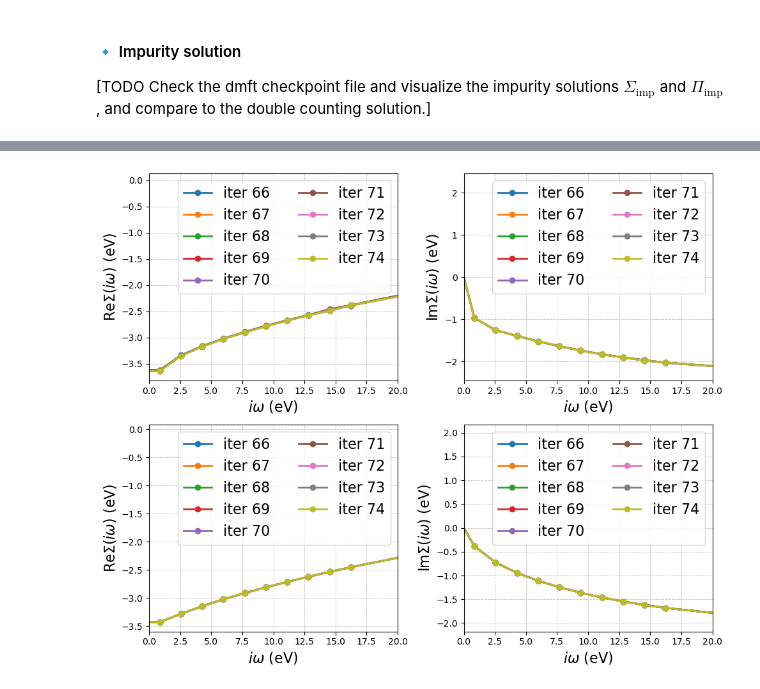
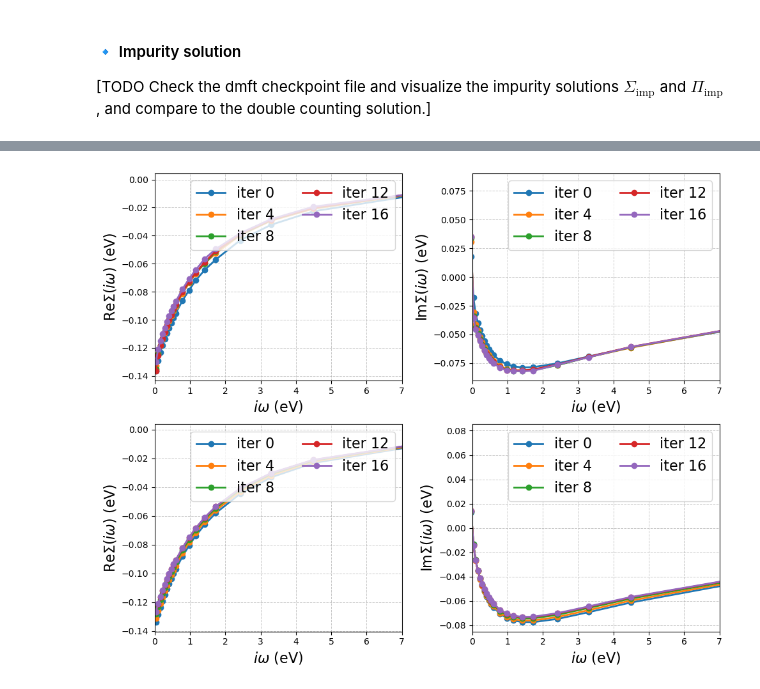
Before and after one commit to AbInitioQHub/coqui-tutorial, a Jupyter notebook: quickstart/04_gw_edmft/04_gw_edmft.ipynb, the cells around one changed output, grey strips where cells are left out. Cells and saved outputs as stored; diff of their text form; code cells hidden in the pictures.

```diff
--- a/quickstart/04_gw_edmft/04_gw_edmft.ipynb
+++ b/quickstart/04_gw_edmft/04_gw_edmft.ipynb
@@ -112,26 +339,28 @@ impurity list = [0]
 
 [TODO Check the dmft checkpoint file and visualize the local Green's function and local screened interaction $G_{\mathrm{loc}}$ and $W_{\mathrm{loc}}$.]
 # %%
+Hartree_eV = 1.0
 iw_mesh_f = iaft.wn_mesh('fermion') * np.pi / iaft.beta * Hartree_eV
 
 fig, ax = plt.subplots(1, 2, figsize=(14,5), dpi=100)
-offset = 60
-for i in range(offset, len(solver_inputs),1):
+offset = 0
+for i in range(offset, len(solver_inputs),5):
     G_iw_t2g = iaft.tau_to_w(solver_inputs[i]['Gloc_t'][0], 'f')
 
     ax[0].plot(iw_mesh_f, G_iw_t2g[:,0,0].real/Hartree_eV,
             linestyle='-', marker='s', linewidth=2, label=f'iter {i}')
-    #ax[0].plot(iw_mesh_f, solver_results[i]['G_iw_data'][0][:,0,0].real/Hartree_eV,
-    #        linestyle='--', marker='o', linewidth=2, label=f'iter {i}')
+    ax[0].plot(iw_mesh_f, solver_results[i]['G_iw_data'][0][:,0,0].real/Hartree_eV,
+            linestyle='--', marker='o', linewidth=2, label=f'iter {i}')
     ax[1].plot(iw_mesh_f, G_iw_t2g[:,0,0].imag/Hartree_eV,
             linestyle='-', marker='^', linewidth=2, label=f'iter {i}')
-    #ax[1].plot(iw_mesh_f, solver_results[i]['G_iw_data'][0][:,0,0].imag/Hartree_eV,
-    #        linestyle='--', marker='o', linewidth=2, label=f'iter {i}')
+    ax[1].plot(iw_mesh_f, solver_results[i]['G_iw_data'][0][:,0,0].imag/Hartree_eV,
+            linestyle='--', marker='o', linewidth=2, label=f'iter {i}')
 
 for i in range(2):
-    ax[i].set_xlim(0, 20)
+    ax[i].set_xlim(0, 1.0)
     ax[i].set_xlabel("$i\omega$ (eV)", fontsize=16)
     ax[i].set_ylabel("$G(i\omega)$ (eV^-1)", fontsize=16)
     ax[i].legend(ncol=3, loc=1, fontsize=16)
     ax[i].grid(True, which='both', linestyle='--', linewidth=0.7, alpha=0.7)
+Hartree_eV = 27.211386245988
 # %% [output]
@@ -139,9 +368,10 @@ for i in range(2):
 # %%
+Hartree_eV = 1.0
 iw_mesh_b = iaft.wn_mesh('boson', positive_only=True) * np.pi / iaft.beta * Hartree_eV
 
 fig, ax = plt.subplots(1, 2, figsize=(14,5), dpi=100)
-offset = 60
-for i in range(offset, len(solver_inputs),1):
+offset = 5
+for i in range(offset, len(solver_inputs),5):
     W_iw = iaft.tau_to_w_phsym(solver_inputs[i]['Wloc_t'], 'boson')
     ax[0].plot(iw_mesh_b, (W_iw[:,0,0,0,0].real+solver_inputs[i]['Vloc'][0,0,0,0].real)*Hartree_eV,
             linestyle='-', marker='s', linewidth=2, label=f'iter {i}')
@@ -149,8 +379,8 @@ for i in range(offset, len(solver_inputs),1):
             linestyle='--', marker='s', linewidth=2, label=f'iter {i}')
     ax[1].plot(iw_mesh_b, (W_iw[:,0,0,1,1].real+solver_inputs[i]['Vloc'][0,0,1,1].real)*Hartree_eV,
             linestyle='-', marker='^', linewidth=2, label=f'iter {i}')
-    #ax[1].plot(iw_mesh_b, (solver_results[i]['W_iw_data'][0][:,0,1].real+solver_inputs[i]['Vloc'][0,0,1,1].real)*Hartree_eV,
-    #        linestyle='--', marker='s', linewidth=2, label=f'iter {i}')
+    ax[1].plot(iw_mesh_b, (solver_results[i]['W_iw_data'][0][:,0,1].real+solver_inputs[i]['Vloc'][0,0,1,1].real)*Hartree_eV,
+            linestyle='--', marker='s', linewidth=2, label=f'iter {i}')
 
 for i in range(2):
     ax[i].set_xlim(0, 20)
@@ -159,4 +389,6 @@ for i in range(2):
     ax[i].set_ylabel("$W(i\omega)$ (eV)", fontsize=16)
     ax[i].legend(ncol=3, loc=2, fontsize=16)
     ax[i].grid(True, which='both', linestyle='--', linewidth=0.7, alpha=0.7)
+
+Hartree_eV = 27.211386245988
 # %% [output]
@@ -168,8 +400,8 @@ for i in range(2):
 iw_mesh_b = iaft.wn_mesh('boson', positive_only=True) * np.pi / iaft.beta * Hartree_eV
 
 fig, ax = plt.subplots(1, 2, figsize=(14,5), dpi=100)
-offset = 20
-for i in range(offset,len(solver_inputs),5):
+offset = 0
+for i in range(offset,len(solver_inputs),3):
     ax[0].plot(iw_mesh_b, (solver_inputs[i]['u_weiss_iw'][:,0,0,0,0].real+solver_inputs[i]['Vloc'][0,0,0,0].real)*Hartree_eV,
             linestyle='-', marker='s', linewidth=2, label=f'iter {i}')
     ax[1].plot(iw_mesh_b, (solver_inputs[i]['u_weiss_iw'][:,0,0,1,1].real+solver_inputs[i]['Vloc'][0,0,1,1].real)*Hartree_eV,
@@ -192,8 +424,8 @@ iw_mesh_b = iaft.wn_mesh('boson', positive_only=True) * np.pi / iaft.beta * Hart
 
 fig, ax = plt.subplots(2, 2, figsize=(14,10), dpi=100)
 
-offset = 10
-for i in range(offset,len(solver_results), 7):
+offset = 0
+for i in range(offset,len(solver_results), 2):
     ax[0,0].plot(iw_mesh_b, (solver_results[i]['Pi_iw_data'][0][:,0,0].real)/Hartree_eV,
             linestyle='-', marker='s', linewidth=2, label=f'iter {i}')
     ax[0,1].plot(iw_mesh_b, (solver_results[i]['Pi_iw_data'][0][:,0,1].real)/Hartree_eV,
@@ -242,35 +476,37 @@ Vhf imp = 0.031198406184506675, Vhf dc = 0.0309861231427935, diff = 0.0002122830
 # %%
+Hartree_eV = 1.0
 iw_mesh_f = iaft.wn_mesh('fermion') * np.pi / iaft.beta * Hartree_eV
 
 fig, ax = plt.subplots(2, 2, figsize=(10,8), dpi=100)
-offset = 66
-for i in range(offset,len(solver_results), 1):
+offset = 0
+for i in range(offset,len(solver_results), 4):
     ax[0,0].plot(iw_mesh_f, solver_results[i]['Sigma_iw_data'][0][:,0,0].real*Hartree_eV,
          linestyle='-', marker='o', markersize=6, linewidth=2, label=f'iter {i}')
     ax[0,1].plot(iw_mesh_f, solver_results[i]['Sigma_iw_data'][0][:,0,0].imag*Hartree_eV,
          linestyle='-', marker='o', markersize=6, linewidth=2, label=f'iter {i}')
     ax[1,0].plot(iw_mesh_f, solver_results[i]['Sigma_iw_dc_data'][0][:,0,0].real*Hartree_eV,
          linestyle='-', marker='o', markersize=6, linewidth=2, label=f'iter {i}')
     ax[1,1].plot(iw_mesh_f, solver_results[i]['Sigma_iw_dc_data'][0][:,0,0].imag*Hartree_eV,
          linestyle='-', marker='o', markersize=6, linewidth=2, label=f'iter {i}')
 
 for i in range(2):
-    ax[i,0].set_xlim(0, 20)
+    ax[i,0].set_xlim(0, 7.0)
     ax[i,0].set_xlabel("$i\omega$ (eV)", fontsize=16)
     ax[i,0].set_ylabel("Re$\Sigma(i\omega)$ (eV)", fontsize=16)
     ax[i,0].legend(loc=1, ncol=2, fontsize=16)
     ax[i,0].grid(True, which='both', linestyle='--', linewidth=0.7, alpha=0.7)
     ax[i,0].grid(True, which='both', linestyle='--', linewidth=0.7, alpha=0.7)
 
 for i in range(2):
-    ax[i,1].set_xlim(0, 20)
+    ax[i,1].set_xlim(0, 7.0)
     #ax[i,1].set_ylim(-2.5, 0.0)
     ax[i,1].set_xlabel("$i\omega$ (eV)", fontsize=16)
     ax[i,1].set_ylabel("Im$\Sigma(i\omega)$ (eV)", fontsize=16)
     ax[i,1].legend(loc=1, ncol=2, fontsize=16)
     ax[i,1].grid(True, which='both', linestyle='--', linewidth=0.7, alpha=0.7)
     ax[i,1].grid(True, which='both', linestyle='--', linewidth=0.7, alpha=0.7)
 
 plt.tight_layout()
+Hartree_eV = 27.211386245988
 # %% [output]
-[figure, old version]
+[figure, new version]
```
Also changed, not shown: parts of 28 cells of this notebook, 12 other files.
